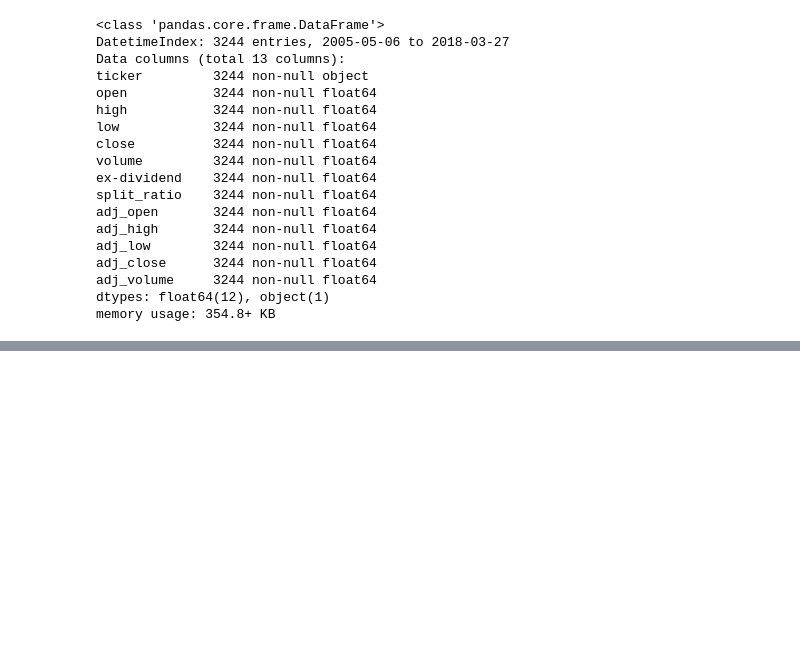
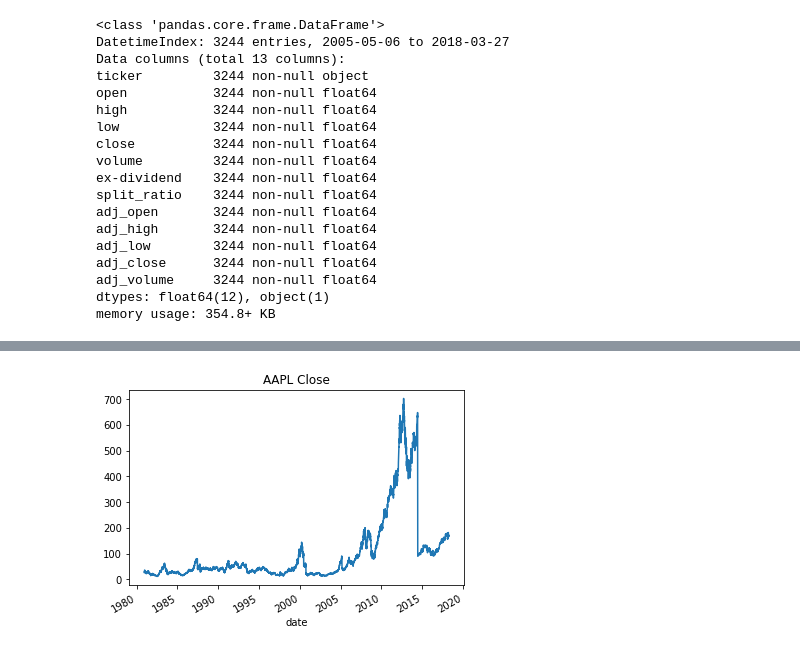
Before and after one commit to qnguyen1010/Springboard, a Jupyter notebook: Stock Price__Capstone 1__SP.ipynb, the cells around one changed output, grey strips where cells are left out. Cells and saved outputs as stored; diff of their text form; code cells hidden in the pictures; blank space fills up the shorter version.

```diff
--- a/Stock Price__Capstone 1__SP.ipynb
+++ b/Stock Price__Capstone 1__SP.ipynb
@@ -170 +169,3 @@ AttributeError: module 'matplotlib' has no attribute 'show'
 [figure]
+# %%
+apple = df.loc[df['ticker']=='AAPL',:] #extract apple from df
@@ -170,0 +182,5 @@ AttributeError: module 'matplotlib' has no attribute 'show'
+# %%
+apple['close'].plot(title='AAPL Close')
+plt.show()
+# %% [output]
+[figure, added]
```
Also changed, not shown: parts of 21 cells of this notebook.
